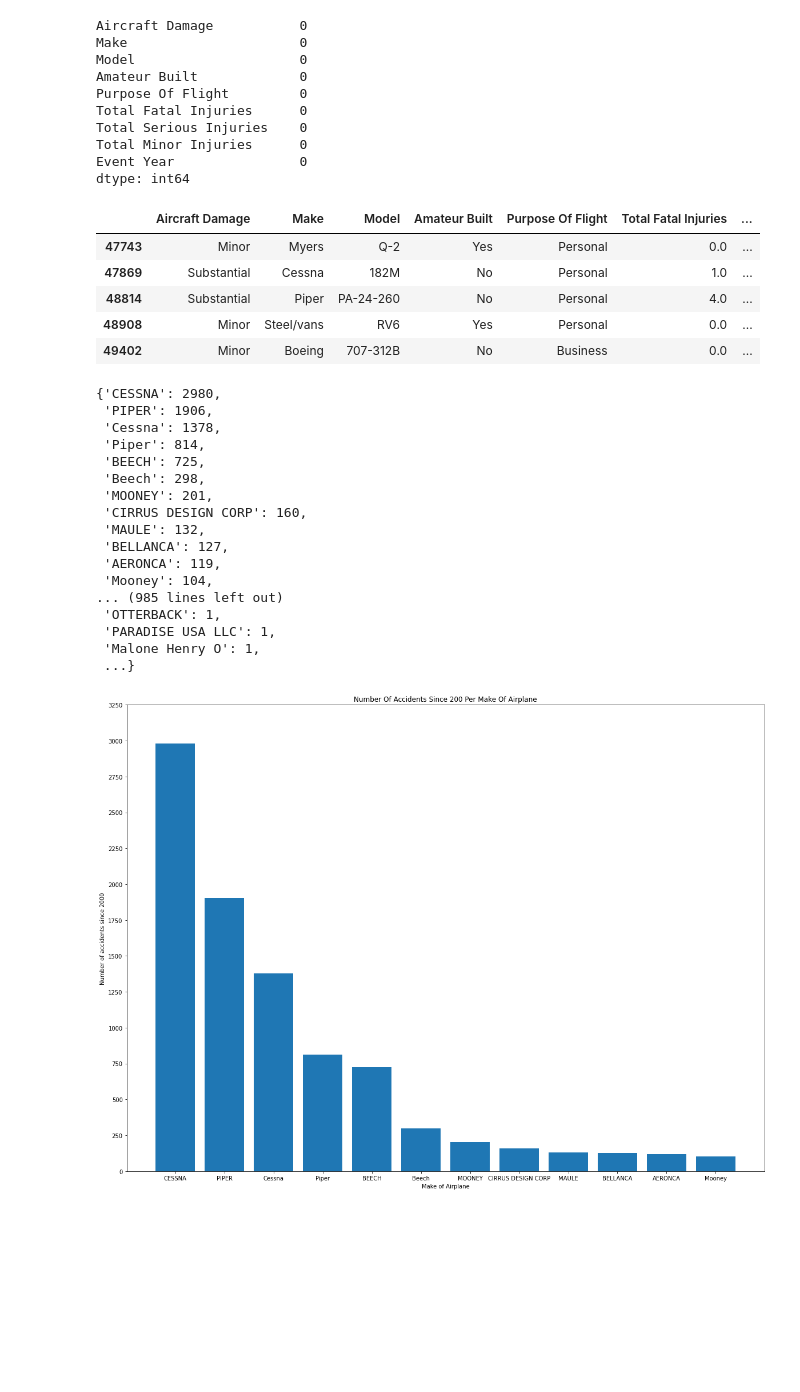
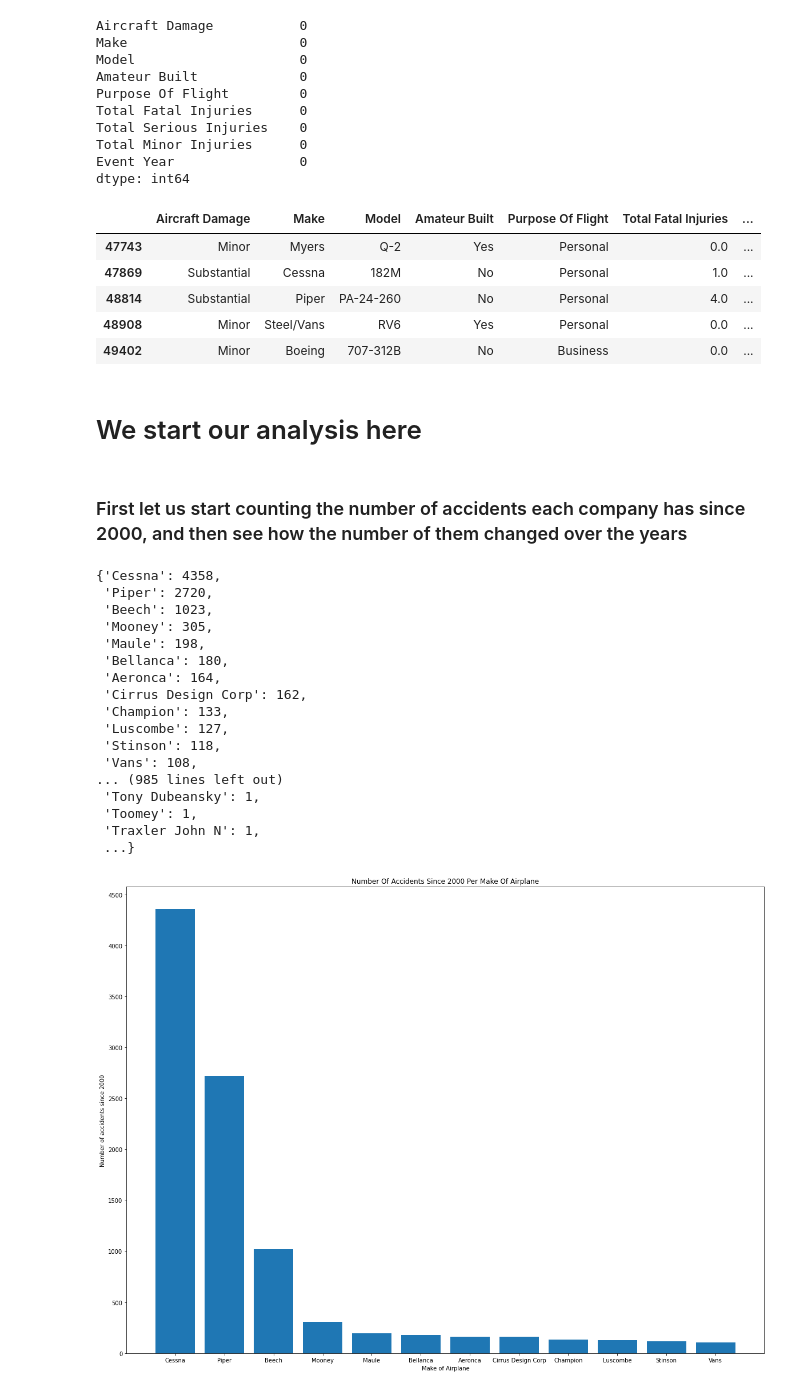
Before and after one commit to silver032/dsc-aviation_market_entry, a Jupyter notebook: aviation_market_entry_analysis.ipynb, the cells around one changed output. Cells and saved outputs as stored; diff of their text form; code cells hidden in the pictures; blank space fills up the shorter version.

```diff
--- a/aviation_market_entry_analysis.ipynb
+++ b/aviation_market_entry_analysis.ipynb
@@ -326,6 +326,8 @@ Total Serious Injuries    0
 Total Minor Injuries      0
 Event Year                0
 dtype: int64
+# %%
+df['Make'] = df['Make'].str.title()
 # %%
 df.head()
 # %% [output]
@@ -333,39 +335,43 @@ df.head()
 | 47743 | Minor | Myers | Q-2 | Yes | Personal | 0.0 | ... |
 | 47869 | Substantial | Cessna | 182M | No | Personal | 1.0 | ... |
 | 48814 | Substantial | Piper | PA-24-260 | No | Personal | 4.0 | ... |
-| 48908 | Minor | Steel/vans | RV6 | Yes | Personal | 0.0 | ... |
+| 48908 | Minor | Steel/Vans | RV6 | Yes | Personal | 0.0 | ... |
 | 49402 | Minor | Boeing | 707-312B | No | Business | 0.0 | ... |
+# %% [markdown]
+# We start our analysis here
+# %% [markdown]
+### First let us start counting the number of accidents each company has since 2000, and then see how the number of them changed over the years
 # %%
 make2accidents = dict(df.groupby('Make').count()['Model'].sort_values(ascending=False))
 make2accidents
 # %% [output]
-{'CESSNA': 2980,
- 'PIPER': 1906,
- 'Cessna': 1378,
- 'Piper': 814,
- 'BEECH': 725,
- 'Beech': 298,
- 'MOONEY': 201,
- 'CIRRUS DESIGN CORP': 160,
- 'MAULE': 132,
- 'BELLANCA': 127,
- 'AERONCA': 119,
- 'Mooney': 104,
+{'Cessna': 4358,
+ 'Piper': 2720,
+ 'Beech': 1023,
+ 'Mooney': 305,
+ 'Maule': 198,
+ 'Bellanca': 180,
+ 'Aeronca': 164,
+ 'Cirrus Design Corp': 162,
+ 'Champion': 133,
+ 'Luscombe': 127,
+ 'Stinson': 118,
+ 'Vans': 108,
 ... (985 lines left out)
- 'OTTERBACK': 1,
- 'PARADISE USA LLC': 1,
- 'Malone Henry O': 1,
+ 'Tony Dubeansky': 1,
+ 'Toomey': 1,
+ 'Traxler John N': 1,
  ...}
 # %%
 threshhold = 100
-X = [u for u,v in make2accidents.items() if v>=threshhold]
-Y = [v for u,v in make2accidents.items() if v>=threshhold]
+X = [key for key,v in make2accidents.items() if v>=threshhold]
+Y = [value for u,value in make2accidents.items() if value>=threshhold]
 fig, ax = plt.subplots(figsize=(20,15))
 
 ax.bar(x=X,height=Y)
 ax.set_xlabel('Make of Airplane')
 ax.set_ylabel('Number of accidents since 2000')
-ax.set_title('Number of accidents since 200 per make of airplane'.title())
-ax.set_yticks(np.arange(0,3500,250));
+ax.set_title('Number of accidents since 2000 per make of airplane'.title())
+ax.set_yticks(np.arange(0,4750,500));
 # %% [output]
-[figure, old version]
+[figure, new version]
```
Also changed, not shown: parts of 4 cells of this notebook.
